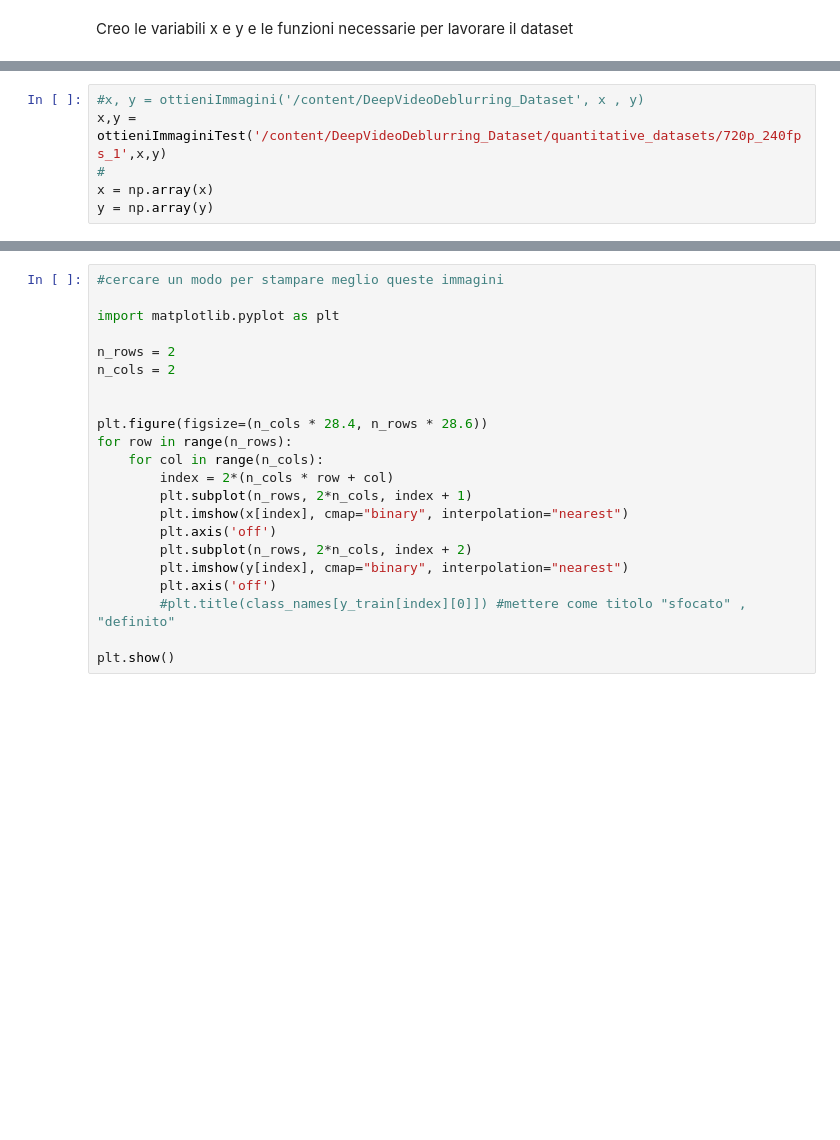
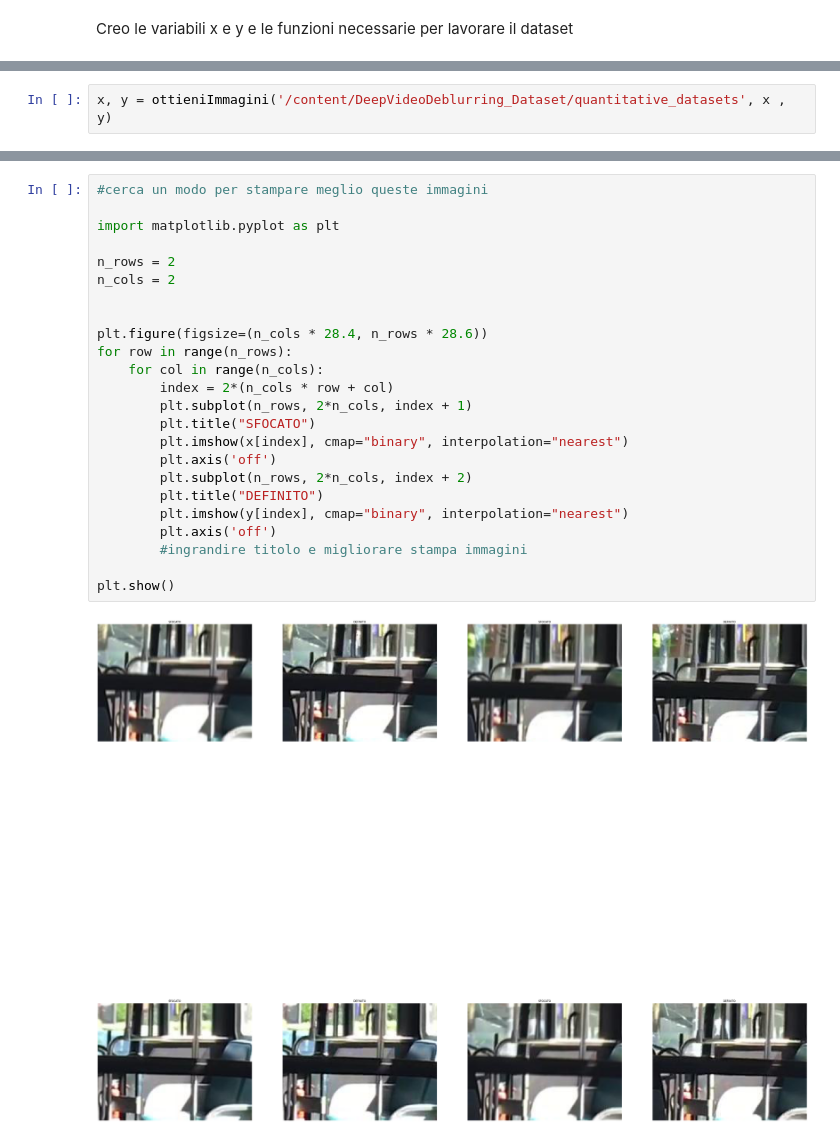
Before and after one commit to Francescolv99/Deep-Video-Deblurring, a Jupyter notebook: Deep_Video_Deblurring.ipynb, the cells around one changed output, grey strips where cells are left out. Cells and saved outputs as stored; diff of their text form; blank space fills up the shorter version.

```diff
--- a/Deep_Video_Deblurring.ipynb
+++ b/Deep_Video_Deblurring.ipynb
@@ -92,7 +76 @@ def ottieniImmaginiTest(filename,x, y):
     return x, y
-# %%
-#x, y = ottieniImmagini('/content/DeepVideoDeblurring_Dataset', x , y)
-x,y = ottieniImmaginiTest('/content/DeepVideoDeblurring_Dataset/quantitative_datasets/720p_240fps_1',x,y)
-#
-x = np.array(x)
-y = np.array(y)
@@ -100,0 +77,2 @@ LOADING DATASET:
+# %%
+x, y = ottieniImmagini('/content/DeepVideoDeblurring_Dataset/quantitative_datasets', x , y)
@@ -105,25 +85,29 @@ print(np.shape(x),np.shape(y))
 # %%
-#cercare un modo per stampare meglio queste immagini
+#cerca un modo per stampare meglio queste immagini
 
 import matplotlib.pyplot as plt
 
 n_rows = 2
 n_cols = 2
 
 
 plt.figure(figsize=(n_cols * 28.4, n_rows * 28.6))
 for row in range(n_rows):
     for col in range(n_cols):
         index = 2*(n_cols * row + col)
         plt.subplot(n_rows, 2*n_cols, index + 1)
+        plt.title("SFOCATO")
         plt.imshow(x[index], cmap="binary", interpolation="nearest")
         plt.axis('off')
         plt.subplot(n_rows, 2*n_cols, index + 2)
+        plt.title("DEFINITO")
         plt.imshow(y[index], cmap="binary", interpolation="nearest")
         plt.axis('off')
-        #plt.title(class_names[y_train[index][0]]) #mettere come titolo "sfocato" , "definito"
+        #ingrandire titolo e migliorare stampa immagini
 
 plt.show()
+# %% [output]
+[figure, added]
 # %%
 from sklearn.model_selection import train_test_split
 from sklearn.preprocessing import MinMaxScaler
```
Also changed, not shown: parts of 10 cells of this notebook.
